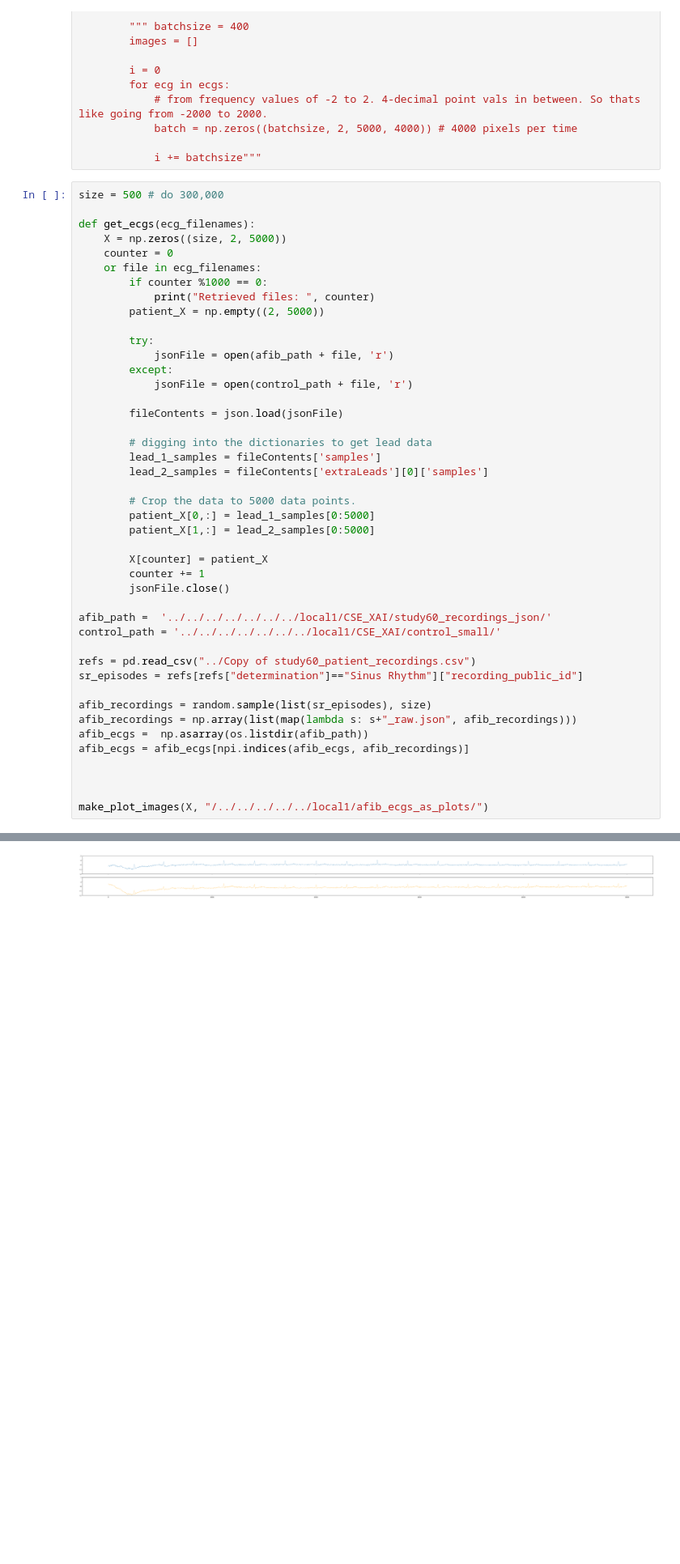
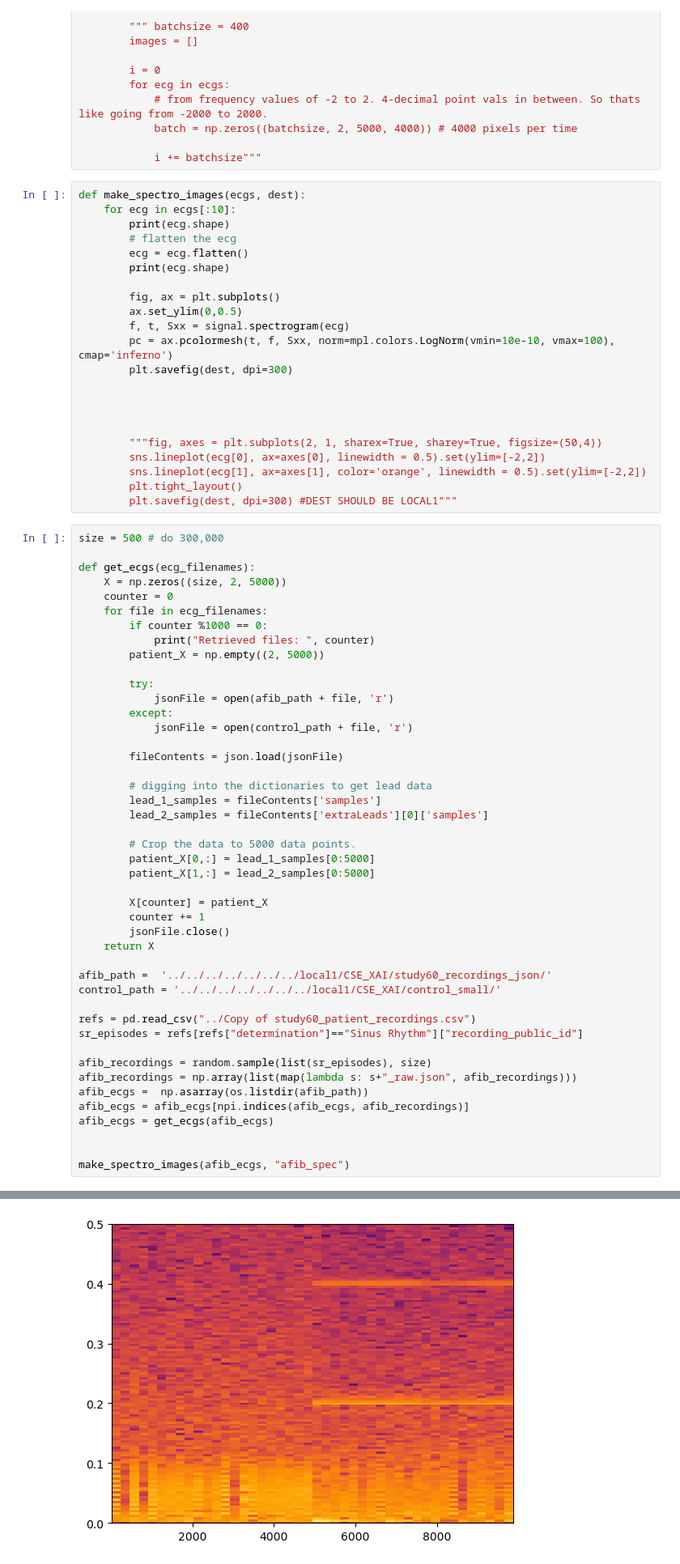
Before and after one commit to ladybuglady/CSE482-XAI, a Jupyter notebook: image_data_processing/image_data_processing.ipynb, the cells around one changed output, grey strips where cells are left out. Shown at 81% size. Drawn from its saved outputs; the diff is of its cells as text; blank space fills up the shorter version.

Commit message:
making spectrograms

```diff
--- a/image_data_processing/image_data_processing.ipynb
+++ b/image_data_processing/image_data_processing.ipynb
@@ -47,13 +50,35 @@ def make_plot_images(ecgs, dest):
             batch = np.zeros((batchsize, 2, 5000, 4000)) # 4000 pixels per time
 
             i += batchsize"""
+# %%
+def make_spectro_images(ecgs, dest):
+    for ecg in ecgs[:10]:
+        print(ecg.shape)
+        # flatten the ecg
+        ecg = ecg.flatten()
+        print(ecg.shape)
+
+        fig, ax = plt.subplots()
+        ax.set_ylim(0,0.5)
+        f, t, Sxx = signal.spectrogram(ecg)
+        pc = ax.pcolormesh(t, f, Sxx, norm=mpl.colors.LogNorm(vmin=10e-10, vmax=100), cmap='inferno')
+        plt.savefig(dest, dpi=300)
+
+
+
+
+        """fig, axes = plt.subplots(2, 1, sharex=True, sharey=True, figsize=(50,4))
+        sns.lineplot(ecg[0], ax=axes[0], linewidth = 0.5).set(ylim=[-2,2])
+        sns.lineplot(ecg[1], ax=axes[1], color='orange', linewidth = 0.5).set(ylim=[-2,2])
+        plt.tight_layout()
+        plt.savefig(dest, dpi=300) #DEST SHOULD BE LOCAL1"""
 # %%
 size = 500 # do 300,000
 
 def get_ecgs(ecg_filenames):
     X = np.zeros((size, 2, 5000))
     counter = 0
-    or file in ecg_filenames:
+    for file in ecg_filenames:
         if counter %1000 == 0:
             print("Retrieved files: ", counter)
         patient_X = np.empty((2, 5000))
@@ -76,6 +101,7 @@ def get_ecgs(ecg_filenames):
         X[counter] = patient_X
         counter += 1
         jsonFile.close()
+    return X
 
 afib_path =  '../../../../../../../local1/CSE_XAI/study60_recordings_json/'
 control_path = '../../../../../../../local1/CSE_XAI/control_small/'
@@ -87,9 +113,9 @@ afib_recordings = random.sample(list(sr_episodes), size)
 afib_recordings = np.array(list(map(lambda s: s+"_raw.json", afib_recordings)))
 afib_ecgs =  np.asarray(os.listdir(afib_path))
 afib_ecgs = afib_ecgs[npi.indices(afib_ecgs, afib_recordings)]
+afib_ecgs = get_ecgs(afib_ecgs)
 
 
-
-make_plot_images(X, "/../../../../../local1/afib_ecgs_as_plots/")
+make_spectro_images(afib_ecgs, "afib_spec")
 # %% [output]
 Retrieved files:  0
@@ -96 +138 @@ Retrieved files:  0
-[figure, old version]
+[figure, new version]
```
Also changed, not shown: parts of 2 cells of this notebook, 1 other file.
